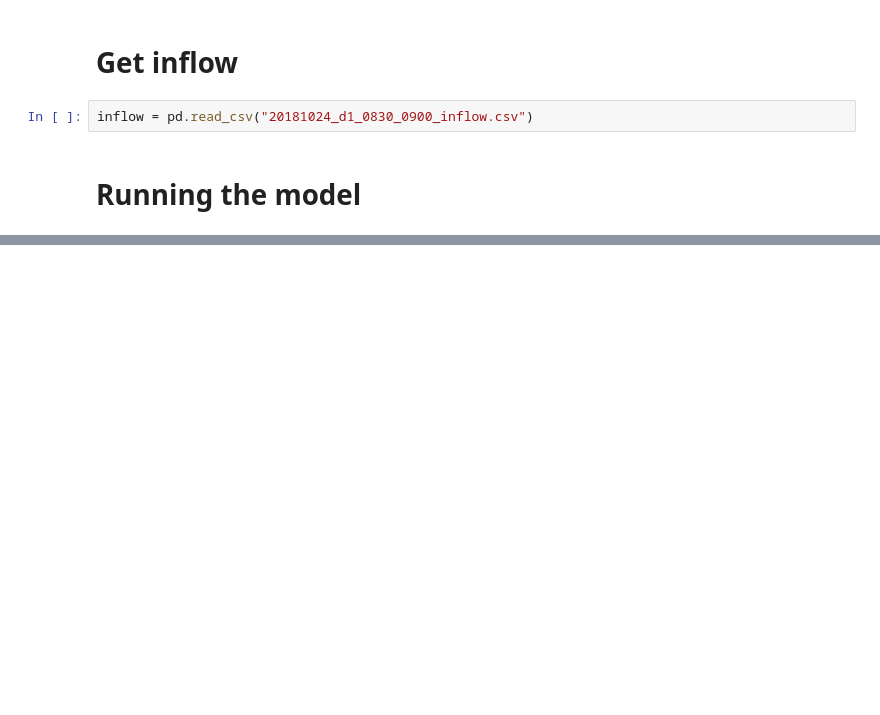
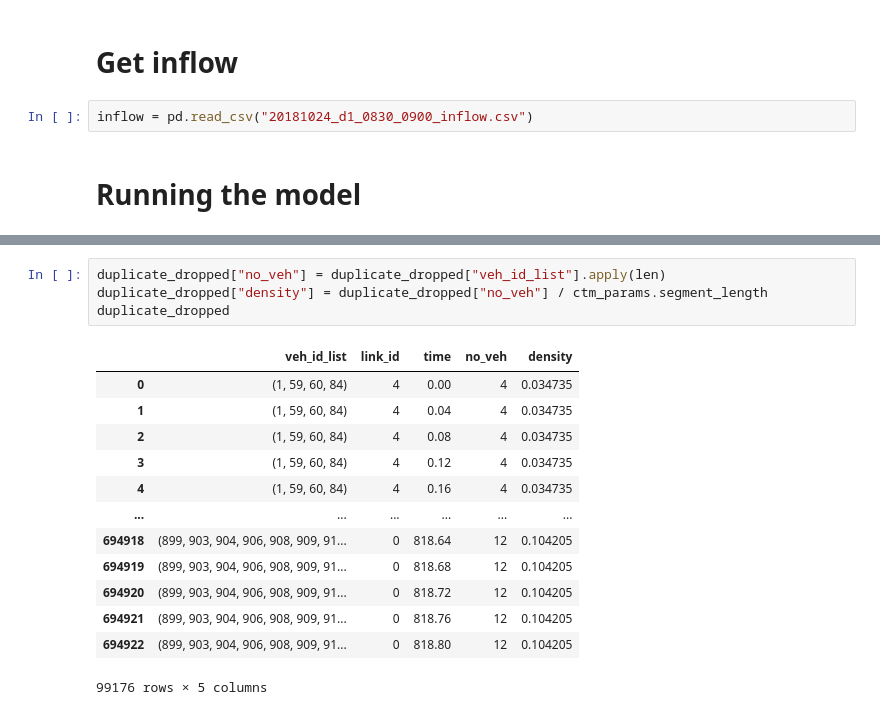
Before and after one commit to AmirHKiani98/eager_project, a Jupyter notebook: point_queue.ipynb, the cells around one changed output, grey strips where cells are left out. Drawn from its saved outputs; the diff is of its cells as text; blank space fills up the shorter version.

```diff
--- a/point_queue.ipynb
+++ b/point_queue.ipynb
@@ -246,0 +258,18 @@ inflow
+# %%
+duplicate_dropped["no_veh"] = duplicate_dropped["veh_id_list"].apply(len)
+duplicate_dropped["density"] = duplicate_dropped["no_veh"] / ctm_params.segment_length
+duplicate_dropped
+# %% [output]
+|  | veh_id_list | link_id | time | no_veh | density |
+| 0 | (1, 59, 60, 84) | 4 | 0.00 | 4 | 0.034735 |
+| 1 | (1, 59, 60, 84) | 4 | 0.04 | 4 | 0.034735 |
+| 2 | (1, 59, 60, 84) | 4 | 0.08 | 4 | 0.034735 |
+| 3 | (1, 59, 60, 84) | 4 | 0.12 | 4 | 0.034735 |
+| 4 | (1, 59, 60, 84) | 4 | 0.16 | 4 | 0.034735 |
+| ... | ... | ... | ... | ... | ... |
+| 694918 | (899, 903, 904, 906, 908, 909, 91... | 0 | 818.64 | 12 | 0.104205 |
+| 694919 | (899, 903, 904, 906, 908, 909, 91... | 0 | 818.68 | 12 | 0.104205 |
+| 694920 | (899, 903, 904, 906, 908, 909, 91... | 0 | 818.72 | 12 | 0.104205 |
+| 694921 | (899, 903, 904, 906, 908, 909, 91... | 0 | 818.76 | 12 | 0.104205 |
+| 694922 | (899, 903, 904, 906, 908, 909, 91... | 0 | 818.80 | 12 | 0.104205 |
+99176 rows × 5 columns
```
Also changed, not shown: parts of 8 cells of this notebook.
